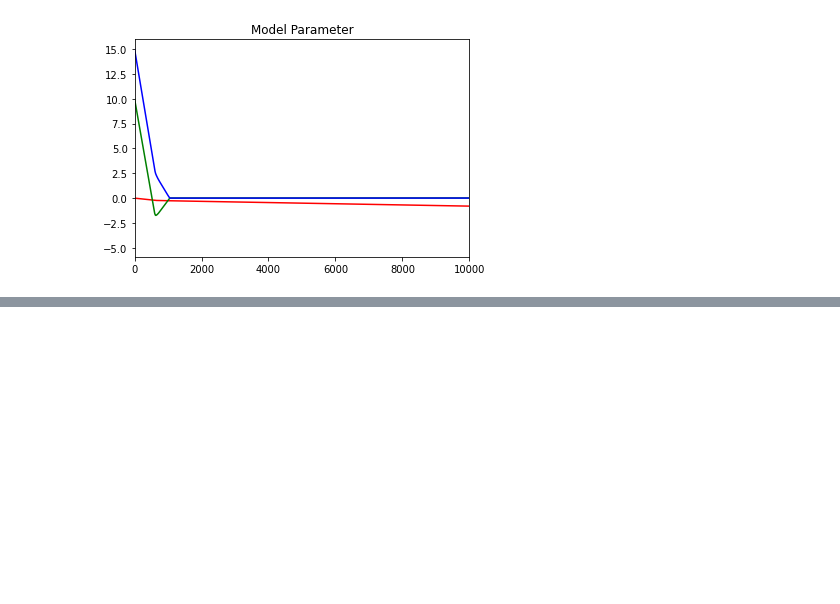
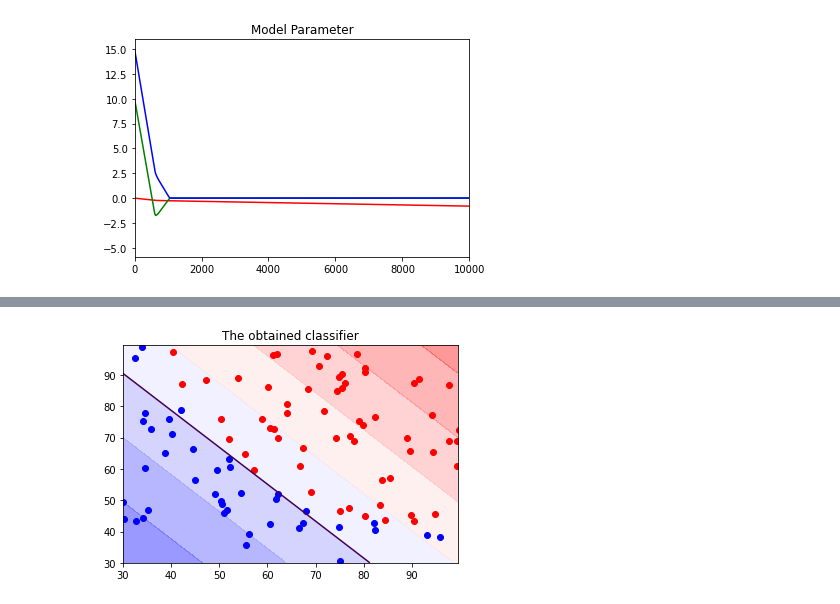
Before and after one commit to yangsu0/class_machine_learning, a Jupyter notebook: ML_assignment5.ipynb, the cells around one changed output, grey strips where cells are left out. Drawn from its saved outputs; the diff is of its cells as text; code cells hidden in the pictures; blank space fills up the shorter version.

Commit message:
Plot the obtained classifier

```diff
--- a/ML_assignment5.ipynb
+++ b/ML_assignment5.ipynb
@@ -141,0 +144,22 @@ plt.show()
+# %%
+X_axis = np.arange(30, 100, 0.5)
+Y_axis = np.arange(30, 100, 0.5)
+classifier = z_function(theta0, theta1, theta2, X_axis, Y_axis)
+
+# Plot the decision boundaries
+cmap = plt.get_cmap('bwr')
+
+xx, yy = np.meshgrid(X_axis, Y_axis)
+Z = z_function(theta0, theta1, theta2, xx, yy)
+
+plt.contourf(xx, yy, Z, cmap = cmap, alpha=0.45)
+plt.contour(xx, yy, Z, levels=[0], linestyles='solid')
+plt.axis("tight")
+
+#Plot the training data on the surface
+plt.scatter(x_label0, y_label0, c='b')
+plt.scatter(x_label1, y_label1, c='r')
+plt.title('The obtained classifier')
+plt.show()
+# %% [output]
+[figure, added]
```
Also changed, not shown: parts of 1 cell of this notebook.
